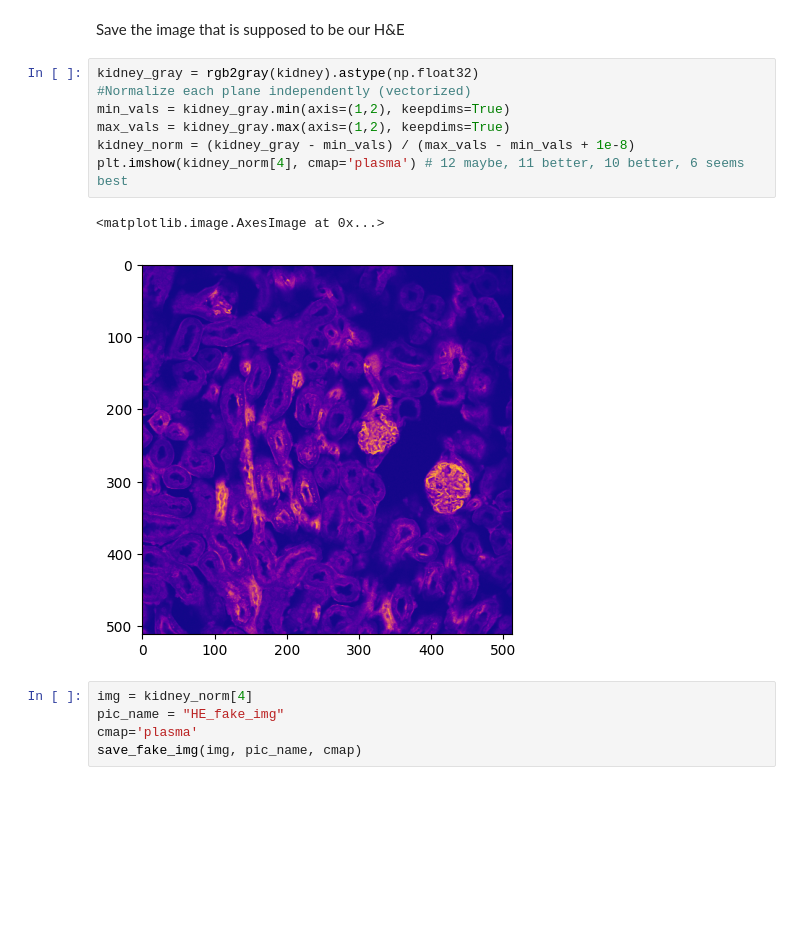
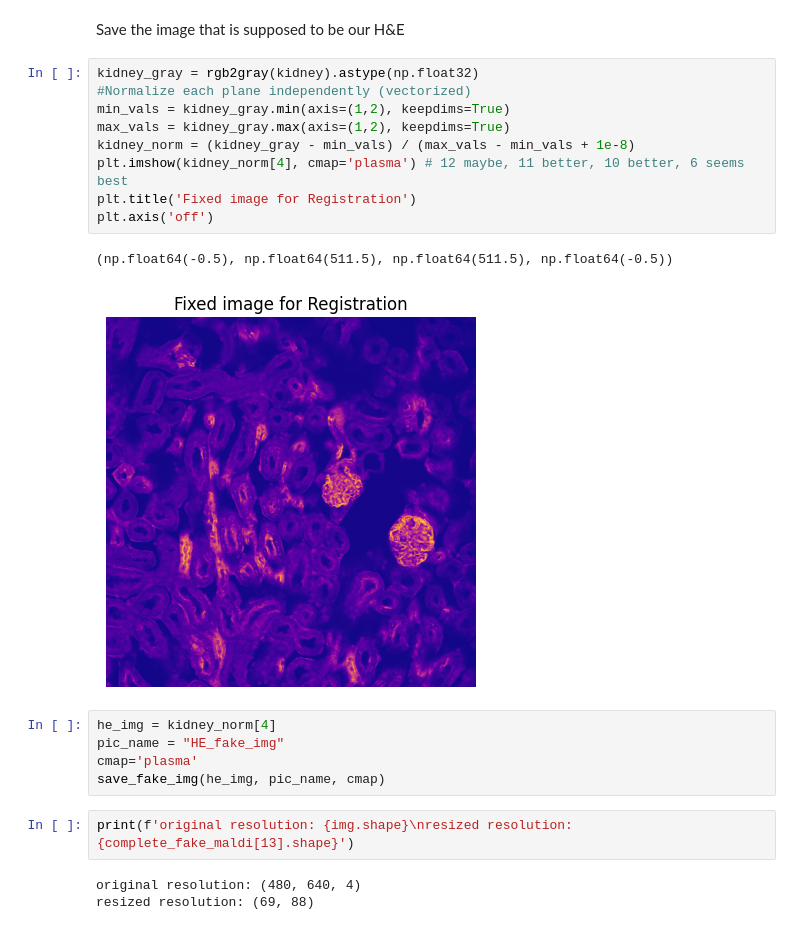
Before and after one commit to krastegar/MALDI_Metabolomics, a Jupyter notebook: notebooks/test_data.ipynb, the cells around one changed output. Drawn from its saved outputs; the diff is of its cells as text; blank space fills up the shorter version.

```diff
--- a/notebooks/test_data.ipynb
+++ b/notebooks/test_data.ipynb
@@ -413,15 +424,22 @@ Save the image that is supposed to be our H&E
 # %%
 kidney_gray = rgb2gray(kidney).astype(np.float32)
 #Normalize each plane independently (vectorized)
 min_vals = kidney_gray.min(axis=(1,2), keepdims=True)
 max_vals = kidney_gray.max(axis=(1,2), keepdims=True)
 kidney_norm = (kidney_gray - min_vals) / (max_vals - min_vals + 1e-8)
 plt.imshow(kidney_norm[4], cmap='plasma') # 12 maybe, 11 better, 10 better, 6 seems best
+plt.title('Fixed image for Registration')
+plt.axis('off')
 # %% [output]
-<matplotlib.image.AxesImage at 0x...>
+(np.float64(-0.5), np.float64(511.5), np.float64(511.5), np.float64(-0.5))
-[figure, old version]
+[figure, new version]
 # %%
-img = kidney_norm[4]
+he_img = kidney_norm[4]
 pic_name = "HE_fake_img"
 cmap='plasma'
-save_fake_img(img, pic_name, cmap)
+save_fake_img(he_img, pic_name, cmap)
+# %%
+print(f'original resolution: {img.shape}\nresized resolution: {complete_fake_maldi[13].shape}')
+# %% [output]
+original resolution: (480, 640, 4)
+resized resolution: (69, 88)
```
Also changed, not shown: parts of 21 cells of this notebook, 3 other files.
